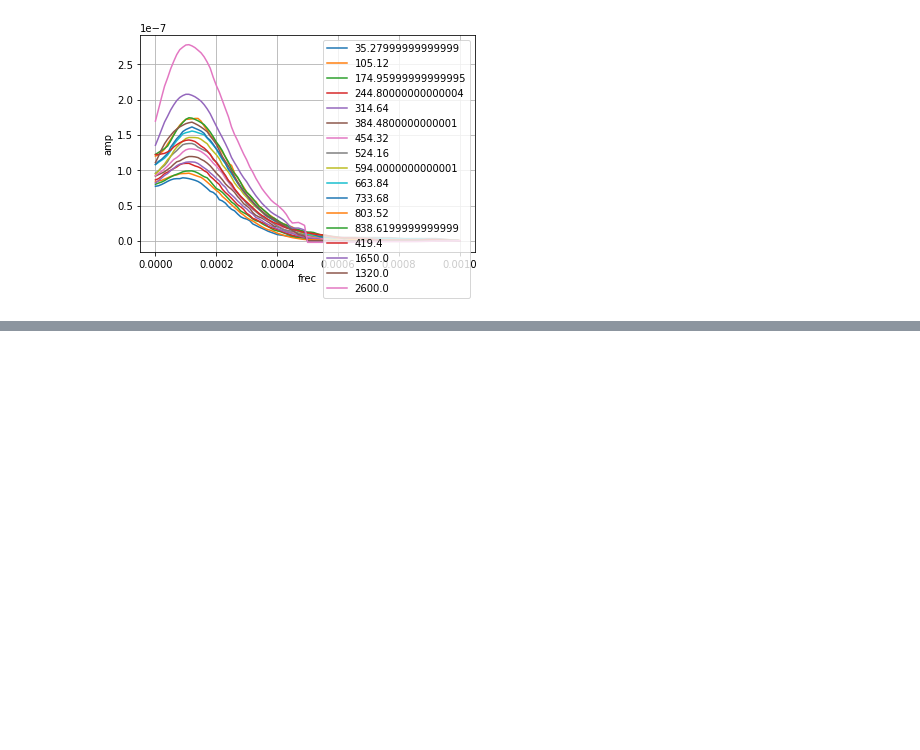
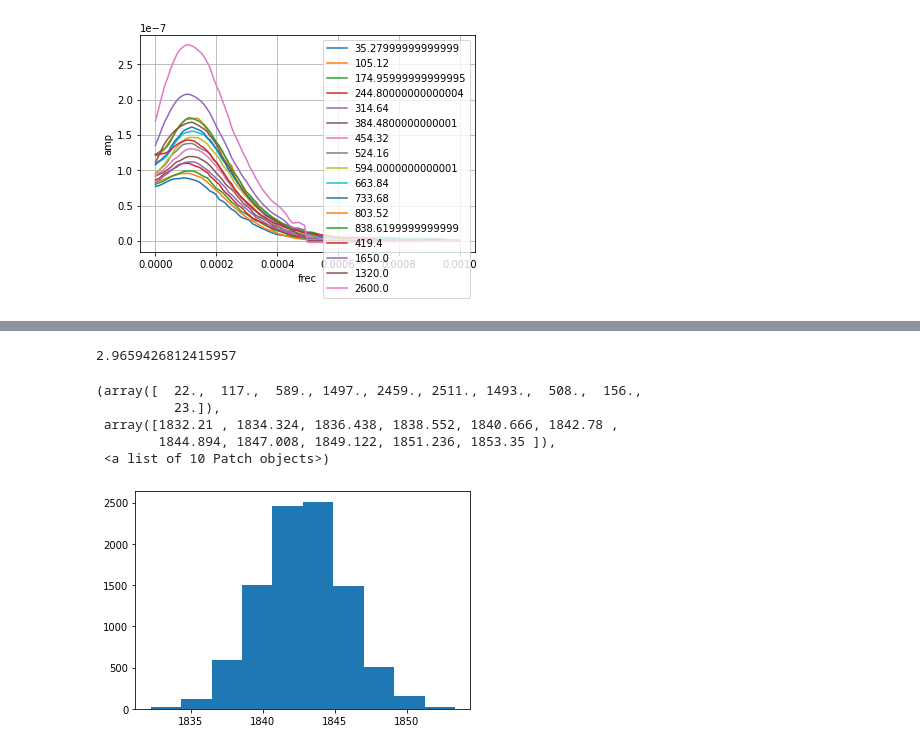
Before and after one commit to HaiwangYu/dune-vd-dev, a Jupyter notebook: plot-noise-spectra.ipynb, the cells around one changed output, grey strips where cells are left out. Cells and saved outputs as stored; diff of their text form; code cells hidden in the pictures; blank space fills up the shorter version.

```diff
--- a/plot-noise-spectra.ipynb
+++ b/plot-noise-spectra.ipynb
@@ -115,0 +128,12 @@ plot_wire_specs(test[0:17])
+# %%
+noise = np.genfromtxt('bin-content-protodune-noise-150.txt', delimiter=' ')
+print(np.std(noise))
+plt.hist(noise)
+# %% [output]
+2.9659426812415957
+(array([  22.,  117.,  589., 1497., 2459., 2511., 1493.,  508.,  156.,
+          23.]),
+ array([1832.21 , 1834.324, 1836.438, 1838.552, 1840.666, 1842.78 ,
+        1844.894, 1847.008, 1849.122, 1851.236, 1853.35 ]),
+ <a list of 10 Patch objects>)
+[figure, added]
```
Also changed, not shown: parts of 3 cells of this notebook.
